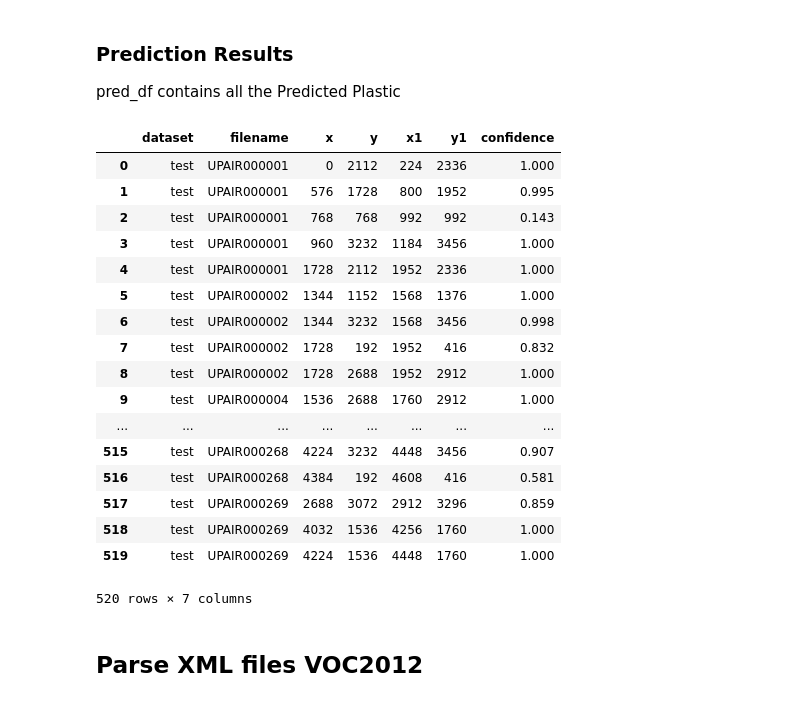
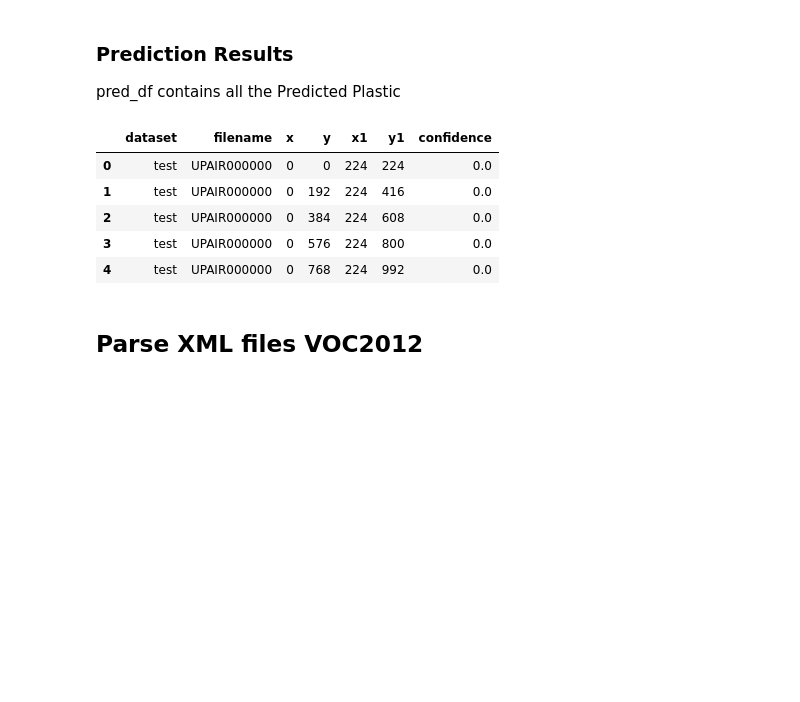
Before and after one commit to micsche/Michael-Schembri, a Jupyter notebook: averageprecision/AveragePrecision.ipynb, the cells around one changed output. Saved outputs shown, nothing was run; the diff lists cells and outputs as text; code cells hidden in the pictures; blank space fills up the shorter version.

```diff
--- a/averageprecision/AveragePrecision.ipynb
+++ b/averageprecision/AveragePrecision.ipynb
@@ -36,12 +20,13 @@ from sklearn.metrics import average_precision_score
 # %% [markdown]
 ### Change Prediction results to csv
 # %%
-prediction_test="vgg16-dataset11.test.slidingwindow.csv"
+prediction_test="correct_vgg16-dataset11.test.slidingwindow.csv"
 # %% [markdown]
 ### Change Ground-truth to GEO, TEST or TRAIN
 # %%
 test="test"
-prediction_dir="./boundingbox/"
+caption=test+" dataset Average Precision results with 100 Random Terrain Images"
+prediction_dir="./correct/"
 pd_file=join(prediction_dir,prediction_test)
 
 if test=="train":
@@ -62,30 +47,18 @@ pred_df contains all the Predicted Plastic
 # %%
 pred_df=pd.read_csv(pd_file,header=None)
 pred_df.columns = ['dataset','filename','x','y','x1','y1','confidence'] ## column names
 pred_df['filename'] = [word.split(".")[0] for word in pred_df['filename']] ## strip .jpg
 
 pred_df['filename'] = [word[6:] for word in pred_df['filename']] ## strip filter
 pred_df[pred_df.filename=="UPAIR000021"]
-pred_df
+pred_df.head()
 # %% [output]
 |  | dataset | filename | x | y | x1 | y1 | confidence |
-| 0 | test | UPAIR000001 | 0 | 2112 | 224 | 2336 | 1.000 |
-| 1 | test | UPAIR000001 | 576 | 1728 | 800 | 1952 | 0.995 |
-| 2 | test | UPAIR000001 | 768 | 768 | 992 | 992 | 0.143 |
-| 3 | test | UPAIR000001 | 960 | 3232 | 1184 | 3456 | 1.000 |
-| 4 | test | UPAIR000001 | 1728 | 2112 | 1952 | 2336 | 1.000 |
-| 5 | test | UPAIR000002 | 1344 | 1152 | 1568 | 1376 | 1.000 |
-| 6 | test | UPAIR000002 | 1344 | 3232 | 1568 | 3456 | 0.998 |
-| 7 | test | UPAIR000002 | 1728 | 192 | 1952 | 416 | 0.832 |
-| 8 | test | UPAIR000002 | 1728 | 2688 | 1952 | 2912 | 1.000 |
-| 9 | test | UPAIR000004 | 1536 | 2688 | 1760 | 2912 | 1.000 |
-| ... | ... | ... | ... | ... | ... | ... | ... |
-| 515 | test | UPAIR000268 | 4224 | 3232 | 4448 | 3456 | 0.907 |
-| 516 | test | UPAIR000268 | 4384 | 192 | 4608 | 416 | 0.581 |
-| 517 | test | UPAIR000269 | 2688 | 3072 | 2912 | 3296 | 0.859 |
-| 518 | test | UPAIR000269 | 4032 | 1536 | 4256 | 1760 | 1.000 |
-| 519 | test | UPAIR000269 | 4224 | 1536 | 4448 | 1760 | 1.000 |
+| 0 | test | UPAIR000000 | 0 | 0 | 224 | 224 | 0.0 |
+| 1 | test | UPAIR000000 | 0 | 192 | 224 | 416 | 0.0 |
+| 2 | test | UPAIR000000 | 0 | 384 | 224 | 608 | 0.0 |
+| 3 | test | UPAIR000000 | 0 | 576 | 224 | 800 | 0.0 |
+| 4 | test | UPAIR000000 | 0 | 768 | 224 | 992 | 0.0 |
-520 rows × 7 columns
 # %% [markdown]
 ## Parse XML files VOC2012
 # %%
```
Also changed, not shown: parts of 10 cells of this notebook, 3 other files.
